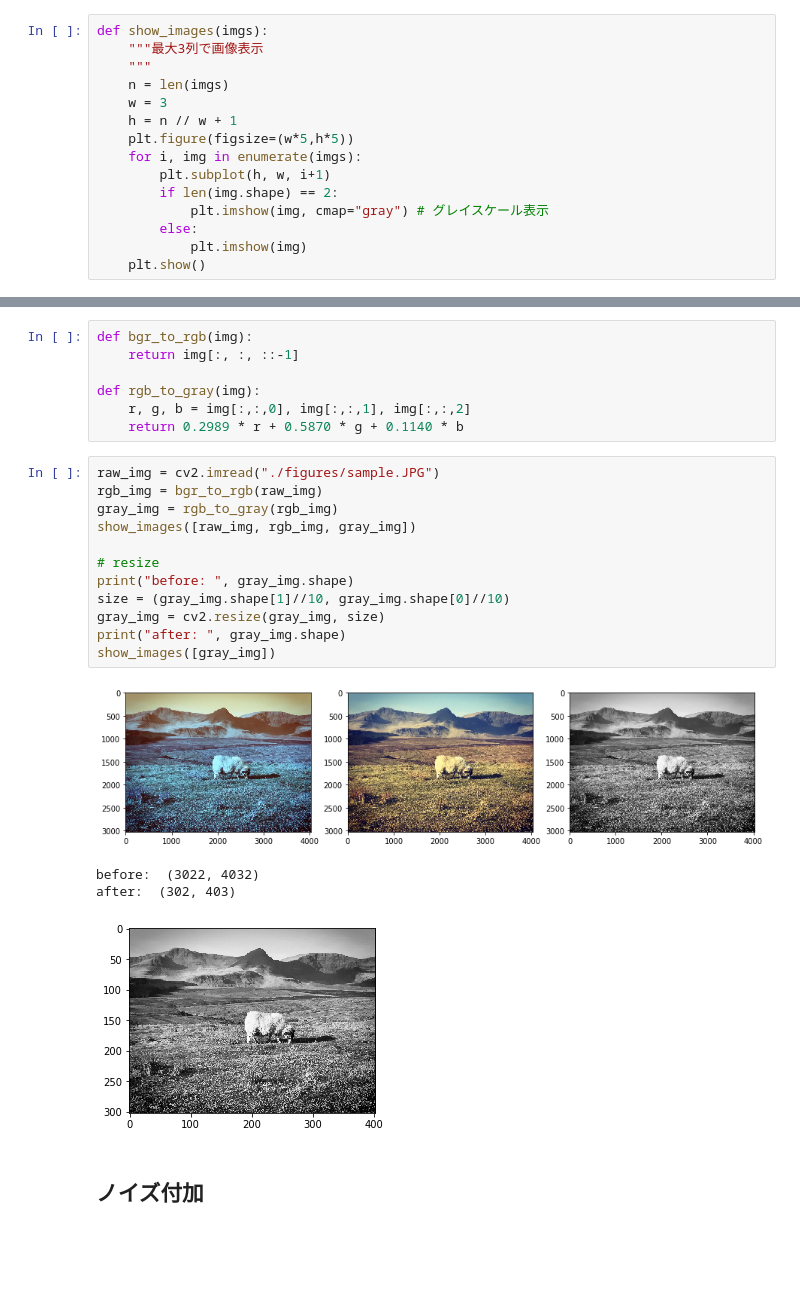
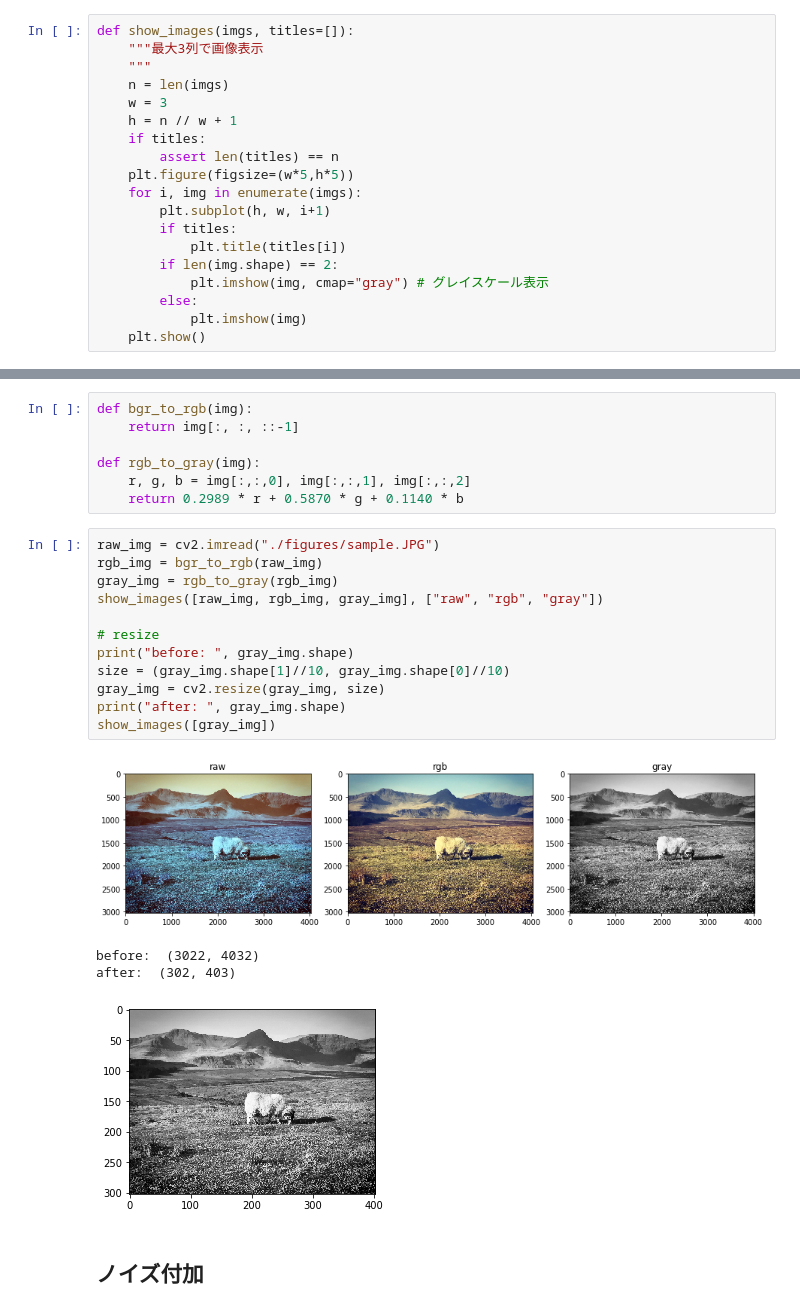
Before and after one commit to rikky0611/image_processing, a Jupyter notebook: filtering.ipynb, the cells around one changed output, grey strips where cells are left out. Drawn from its saved outputs; the diff is of its cells as text; blank space fills up the shorter version.

```diff
--- a/filtering.ipynb
+++ b/filtering.ipynb
@@ -4,15 +4,19 @@ import cv2
 import numpy as np
 import matplotlib.pyplot as plt
 # %%
-def show_images(imgs):
+def show_images(imgs, titles=[]):
     """最大3列で画像表示
     """
     n = len(imgs)
     w = 3
     h = n // w + 1
+    if titles:
+        assert len(titles) == n
     plt.figure(figsize=(w*5,h*5))
     for i, img in enumerate(imgs):
         plt.subplot(h, w, i+1)
+        if titles:
+            plt.title(titles[i])
         if len(img.shape) == 2:
             plt.imshow(img, cmap="gray") # グレイスケール表示
         else:
@@ -30,17 +34,17 @@ def rgb_to_gray(img):
 # %%
 raw_img = cv2.imread("./figures/sample.JPG")
 rgb_img = bgr_to_rgb(raw_img)
 gray_img = rgb_to_gray(rgb_img)
-show_images([raw_img, rgb_img, gray_img])
+show_images([raw_img, rgb_img, gray_img], ["raw", "rgb", "gray"])
 
 # resize
 print("before: ", gray_img.shape)
 size = (gray_img.shape[1]//10, gray_img.shape[0]//10)
 gray_img = cv2.resize(gray_img, size)
 print("after: ", gray_img.shape)
 show_images([gray_img])
 # %% [output]
-[figure, old version]
+[figure, new version]
 before:  (3022, 4032)
 after:  (302, 403)
 [figure]
```
Also changed, not shown: parts of 5 cells of this notebook.
